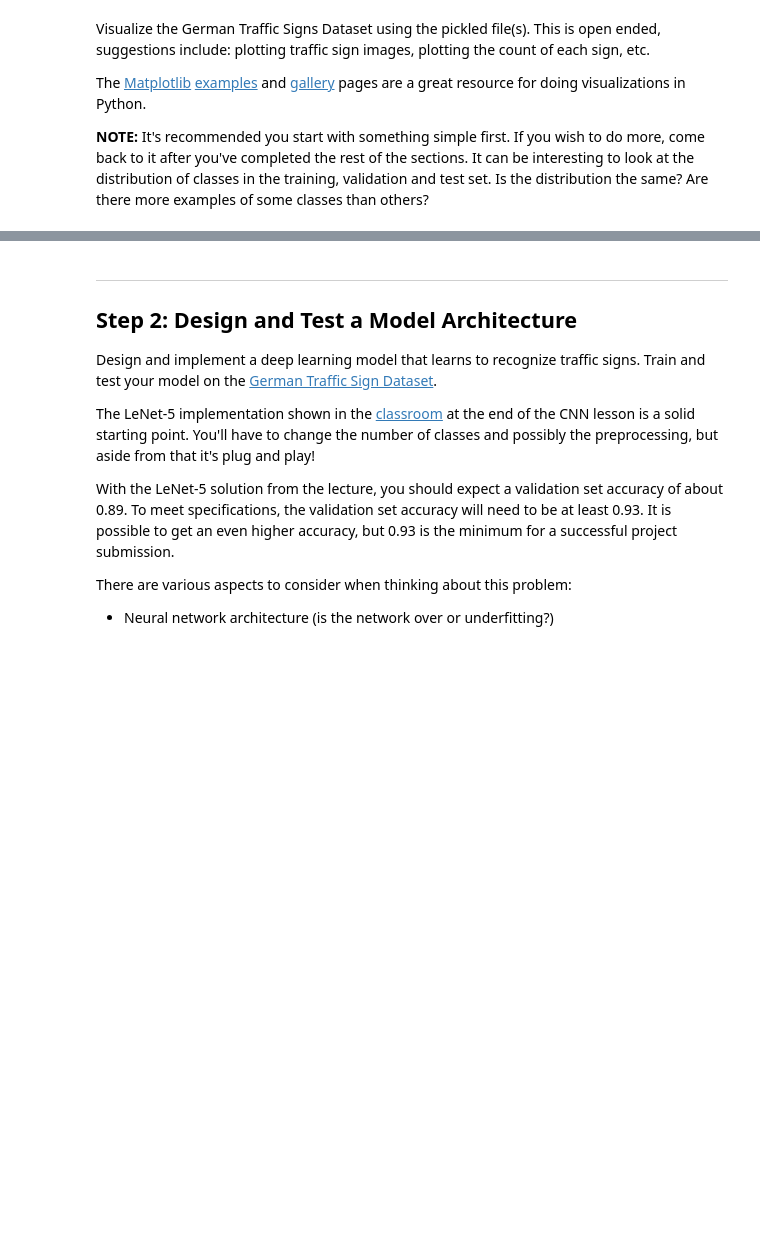
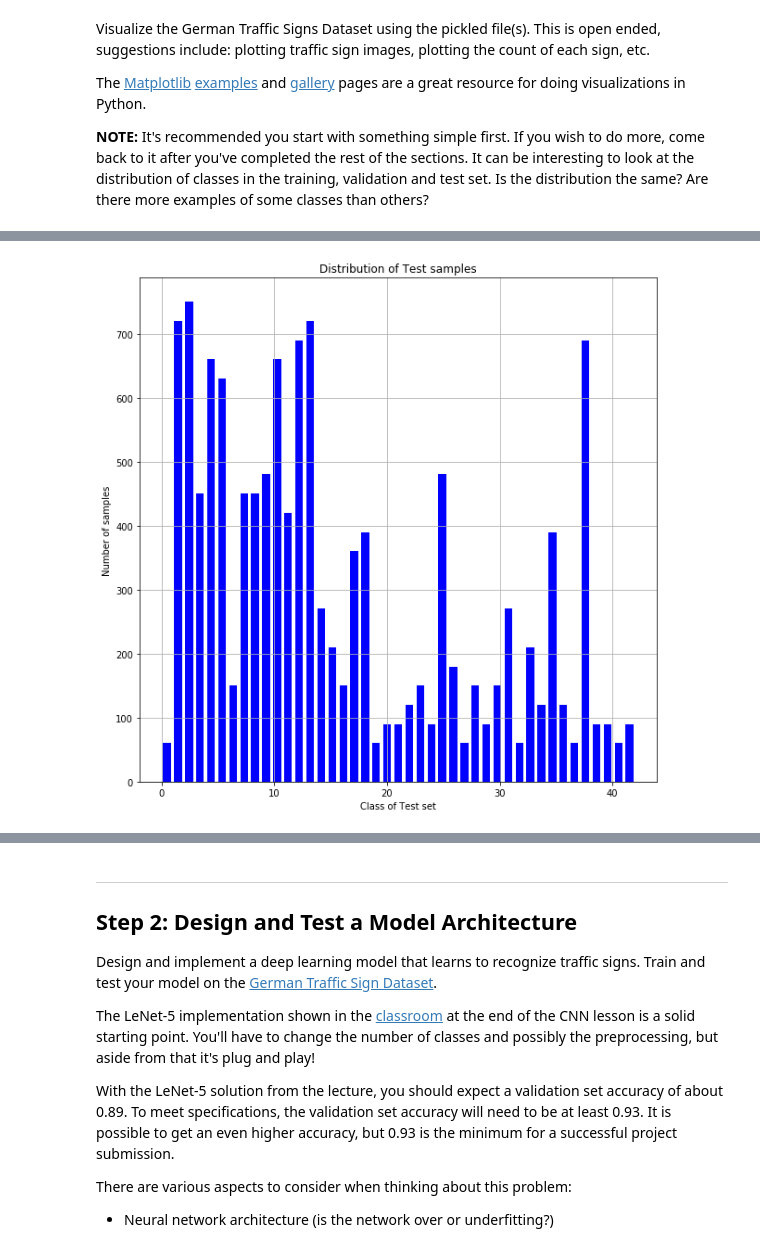
Before and after one commit to AlexSchizoid/CarND-Traffic-Sign-Classifier-Project, a Jupyter notebook: Traffic_Sign_Classifier.ipynb, the cells around one changed output, grey strips where cells are left out. Cells and saved outputs as stored; diff of their text form; code cells hidden in the pictures; blank space fills up the shorter version.

```diff
--- a/Traffic_Sign_Classifier.ipynb
+++ b/Traffic_Sign_Classifier.ipynb
@@ -129,0 +141,4 @@ plt.show()
+# %%
+plot_distribution_per_class(y_test,"Class of Test set", "Number of samples", "Distribution of Test samples")
+# %% [output]
+[figure, added]
```
Also changed, not shown: parts of 6 cells of this notebook.
